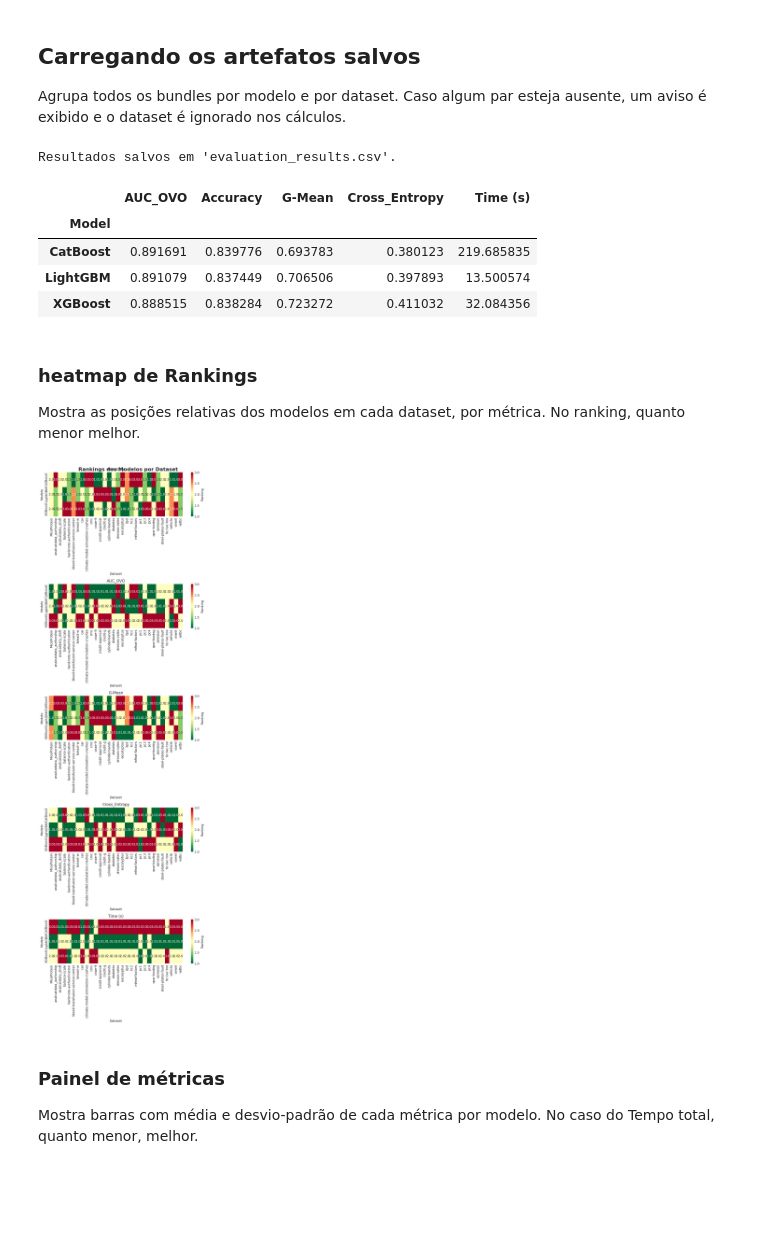
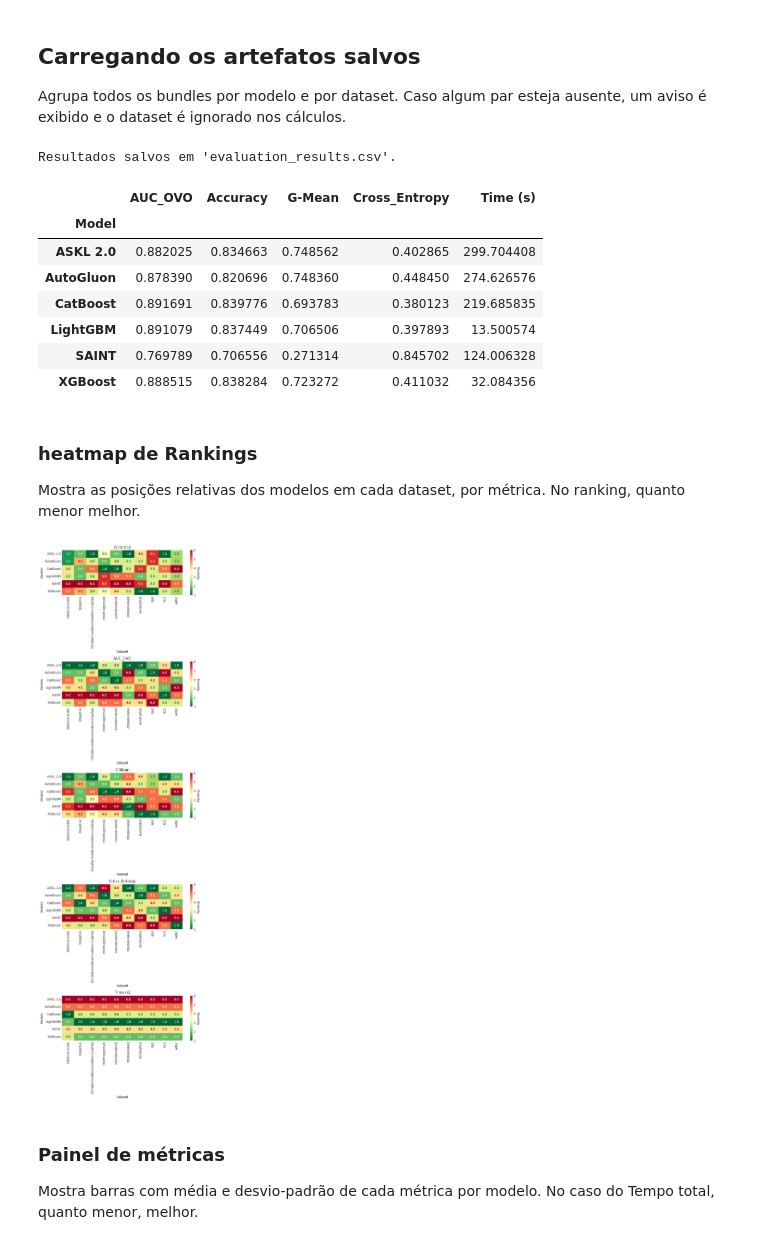
Before and after one commit to JDaniloC/AM-1, a Jupyter notebook: model_comparison.ipynb, the cells around one changed output. Drawn from its saved outputs; the diff is of its cells as text; code cells hidden in the pictures; blank space fills up the shorter version.

```diff
--- a/model_comparison.ipynb
+++ b/model_comparison.ipynb
@@ -28,12 +28,12 @@ import pandas as pd
 import numpy as np
 
 MODEL_LABELS = {
-    # 'saint': 'SAINT',
+    'saint': 'SAINT',
     'lightgbm': 'LightGBM',
     'xgboost': 'XGBoost',
     'catboost': 'CatBoost',
-    # 'autogluon': 'AutoGluon',
-    # 'askl2': 'ASKL 2.0'
+    'autogluon': 'AutoGluon',
+    'askl2': 'ASKL 2.0'
 }
 
 
@@ -172,7 +172,7 @@ for model_key, bundles in bundles_by_model.items():
 			'G-Mean': gmean,
 			'Cross_Entropy': ce,
 			'Time (s)': runtime,
-			'CV Score': metrics_meta.get('cv_accuracy'),
+			'CV Score': metrics_meta.get('cv_accuracy') or metrics_meta.get('leaderboard_score'),
 			'Test Score': metrics_meta.get('test_accuracy')
 		})
 
@@ -193,9 +193,15 @@ display(results_df.groupby('Model')[cols].mean())
 Resultados salvos em 'evaluation_results.csv'.
 |  | AUC_OVO | Accuracy | G-Mean | Cross_Entropy | Time (s) |
 | Model |  |  |  |  |  |
+| ASKL 2.0 | 0.882025 | 0.834663 | 0.748562 | 0.402865 | 299.704408 |
+| AutoGluon | 0.878390 | 0.820696 | 0.748360 | 0.448450 | 274.626576 |
 | CatBoost | 0.891691 | 0.839776 | 0.693783 | 0.380123 | 219.685835 |
 | LightGBM | 0.891079 | 0.837449 | 0.706506 | 0.397893 | 13.500574 |
+| SAINT | 0.769789 | 0.706556 | 0.271314 | 0.845702 | 124.006328 |
 | XGBoost | 0.888515 | 0.838284 | 0.723272 | 0.411032 | 32.084356 |
+# %%
+datasets_to_filter = results_df[results_df["Model Key"] == "askl2"]["Dataset"].unique()
+results_df = results_df[results_df["Dataset"].isin(datasets_to_filter)]
 # %% [markdown]
 ### heatmap de Rankings
 
@@ -207,35 +213,34 @@ ranking_metrics = [
     ('G-Mean', True),
     ('Cross_Entropy', False),
     ('Time (s)', False)
 ]
 
 fig, axes = plt.subplots(len(ranking_metrics), 1, figsize=(8, 5 * len(ranking_metrics)))
-fig.suptitle('Rankings dos Modelos por Dataset', fontsize=16, fontweight='bold')
 
 for ax, (metric, maximize) in zip(np.atleast_1d(axes), ranking_metrics):
 	pivot = results_df.pivot(index='Dataset', columns='Model', values=metric).dropna()
 	if pivot.empty:
 		ax.set_axis_off()
 		ax.set_title(f'Sem dados: {metric}')
 		continue
 
 	ranks = pivot.apply(lambda row: (-row).rank() if maximize else row.rank(), axis=1)
 	sns.heatmap(
 		ranks.T,
 		annot=True,
 		fmt='.1f',
 		cmap='RdYlGn_r',
 		ax=ax,
 		cbar_kws={'label': 'Ranking'}
 	)
 	ax.set_title(metric)
 	ax.set_xlabel('Dataset')
 	ax.set_ylabel('Modelo')
 
 plt.tight_layout()
 plt.show()
 # %% [output]
-[figure, old version]
+[figure, new version]
 # %% [markdown]
 ### Painel de métricas
 
```
Also changed, not shown: parts of 2 cells of this notebook, 3 other files.
